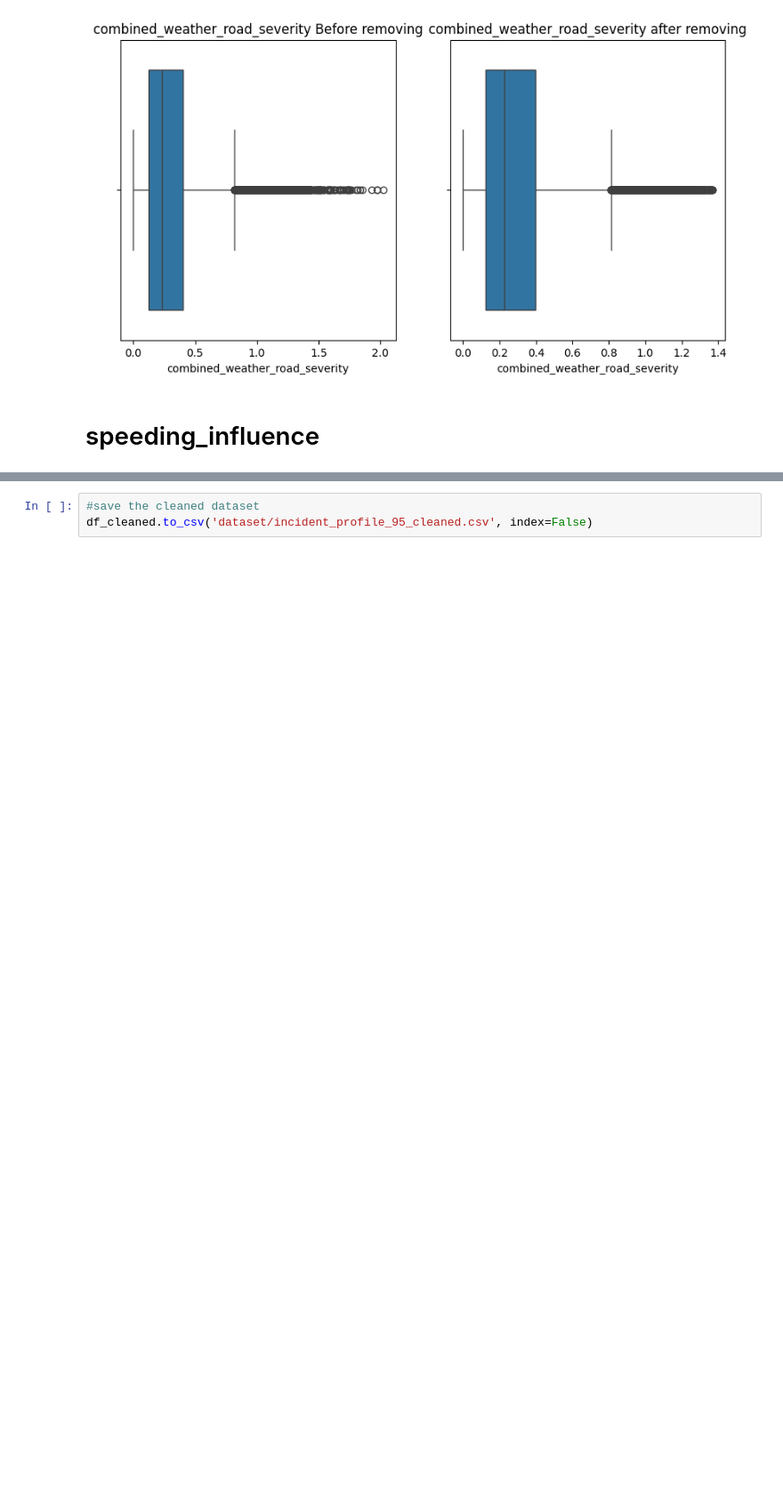
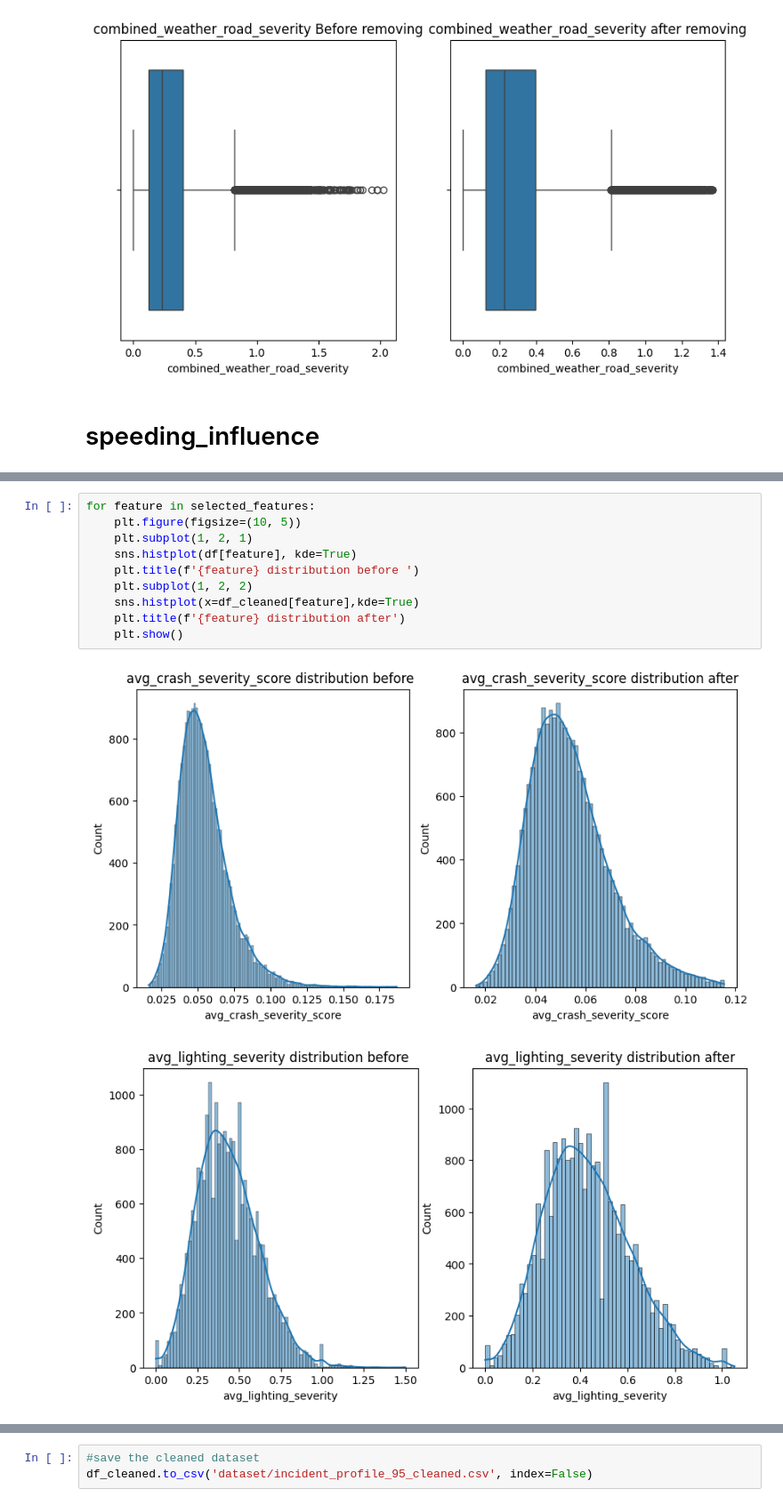
Before and after one commit to lavo2/DataMining-Project, a Jupyter notebook: 2-clustering-outliers-removal.ipynb, the cells around one changed output, grey strips where cells are left out. Shown at 89% size. Saved outputs shown, nothing was run; the diff lists cells and outputs as text; blank space fills up the shorter version.

```diff
--- a/2-clustering-outliers-removal.ipynb
+++ b/2-clustering-outliers-removal.ipynb
@@ -394,3 +394,16 @@ for feature in selected_features:
 [figure]
 [figure]
 [figure]
+# %%
+for feature in selected_features:
+    plt.figure(figsize=(10, 5))
+    plt.subplot(1, 2, 1)
+    sns.histplot(df[feature], kde=True)
+    plt.title(f'{feature} distribution before ')
+    plt.subplot(1, 2, 2)
+    sns.histplot(x=df_cleaned[feature],kde=True)
+    plt.title(f'{feature} distribution after')
+    plt.show()
+# %% [output]
+[figure, added]
+[figure, added]
```
Also changed, not shown: parts of 13 cells of this notebook, 14 other files.
